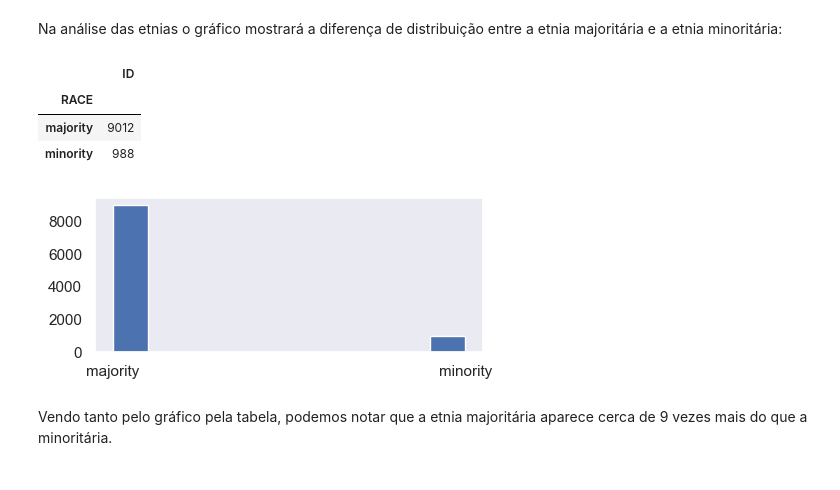
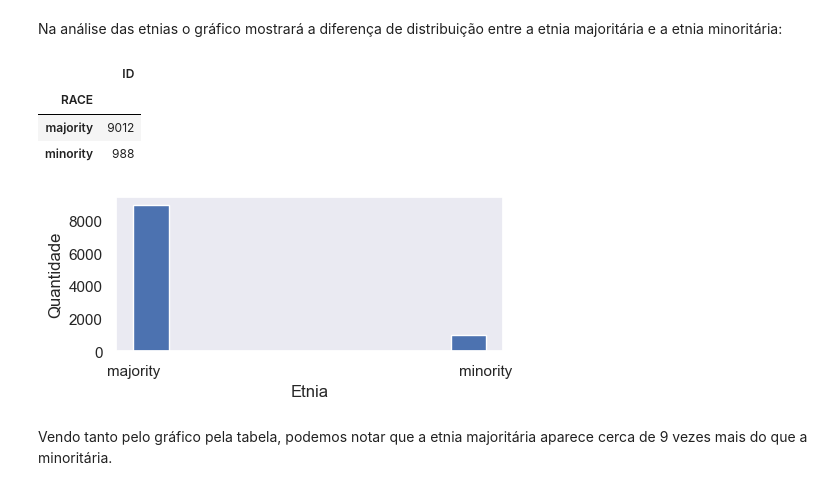
Before and after one commit to AlexsanderBenatti/Turing-case, a Jupyter notebook: Análise I/analise_e_modelos.ipynb, the cells around one changed output. Cells and saved outputs as stored; diff of their text form; code cells hidden in the pictures.

```diff
--- a/Análise I/analise_e_modelos.ipynb
+++ b/Análise I/analise_e_modelos.ipynb
@@ -257,14 +259,14 @@ O primeiro gráfico representa os acidentes passados dos indivíduos declarados
 # %% [markdown]
 Na análise das etnias o gráfico mostrará a diferença de distribuição entre a etnia majoritária e a etnia minoritária:
 # %%
-insurance['RACE'].hist(grid=False, figsize=(5, 2)) #O grid serve para mostrar ou não as linhas de grade no gráfico
+insurance['RACE'].hist(grid=False, figsize=(5, 2)).set(xlabel='Etnia', ylabel='Quantidade') #O grid serve para mostrar ou não as linhas de grade no gráfico
 insurance.filter(['RACE', 'ID']).groupby('RACE').count()
 # %% [output]
 |  | ID |
 | RACE |  |
 | majority | 9012 |
 | minority | 988 |
-[figure, old version]
+[figure, new version]
 # %% [markdown]
 Vendo tanto pelo gráfico pela tabela, podemos notar que a etnia majoritária aparece cerca de 9 vezes mais do que a minoritária.
 # %% [markdown]
```
Also changed, not shown: parts of 44 cells of this notebook.
